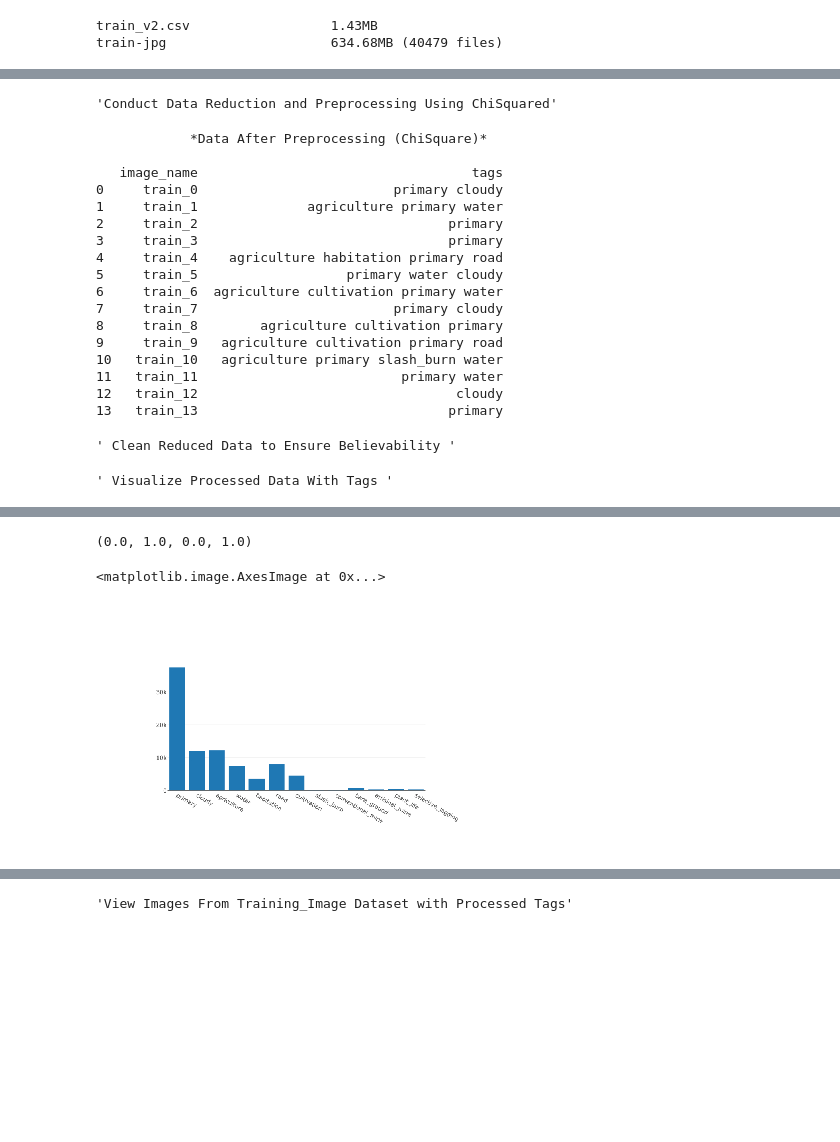
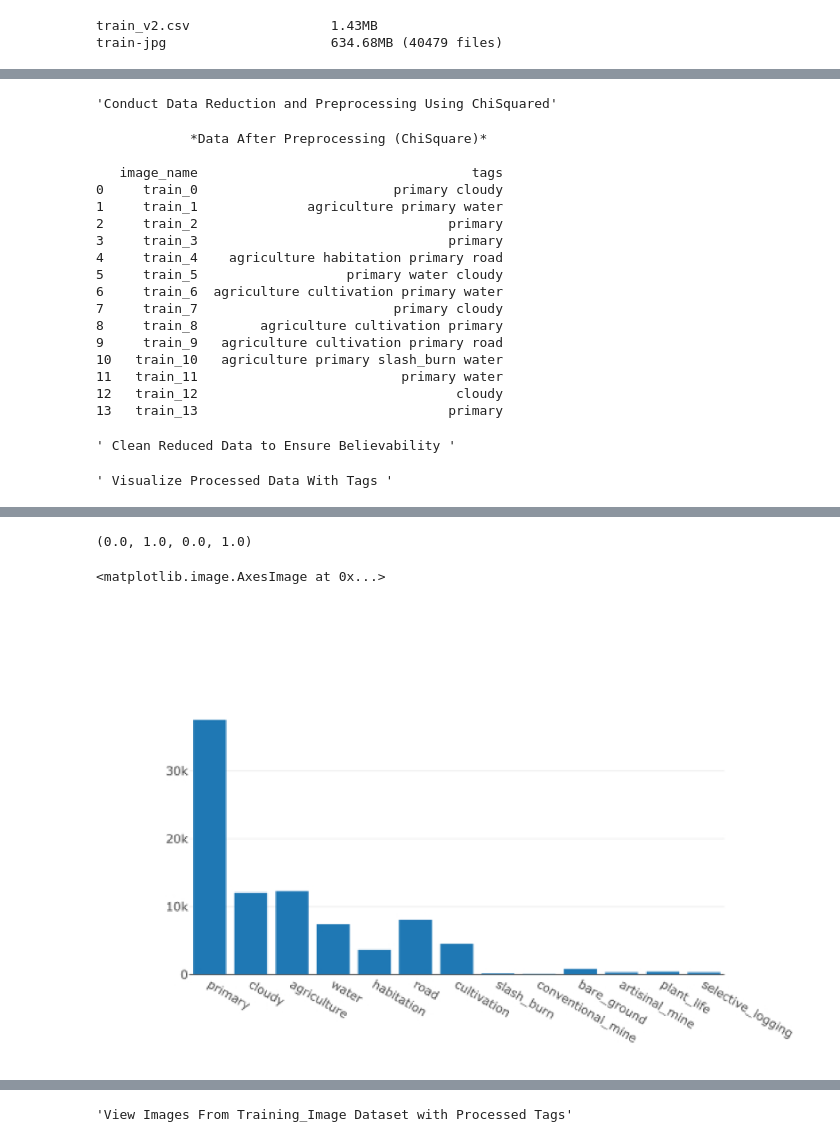
Before and after one commit to sam133/GGOGH, a Jupyter notebook: Amazon-Data-Mining.ipynb, the cells around one changed output, grey strips where cells are left out. Cells and saved outputs as stored; diff of their text form; code cells hidden in the pictures; blank space fills up the shorter version.

```diff
--- a/Amazon-Data-Mining.ipynb
+++ b/Amazon-Data-Mining.ipynb
@@ -191,36 +189,36 @@ fig=dict(data=data, layout=layout)
 graph = py.iplot(data, filename='train-label-dist');
 plt.show(graph)
 
+ax = plt.subplots(figsize=(30, 30))
 img = cv2.imread('plot_images/procTags.jpg')
 img =cv2.cvtColor(img, cv2.COLOR_BGR2RGB)
-
 plt.axis('off')
 plt.imshow(img)
 # %% [output]
 'Conduct Data Reduction and Preprocessing Using ChiSquared'
             *Data After Preprocessing (ChiSquare)*
 
    image_name                                   tags
 0     train_0                         primary cloudy
 1     train_1              agriculture primary water
 2     train_2                                primary
 3     train_3                                primary
 4     train_4    agriculture habitation primary road
 5     train_5                   primary water cloudy
 6     train_6  agriculture cultivation primary water
 7     train_7                         primary cloudy
 8     train_8        agriculture cultivation primary
 9     train_9   agriculture cultivation primary road
 10   train_10   agriculture primary slash_burn water
 11   train_11                          primary water
 12   train_12                                 cloudy
 13   train_13                                primary
 ' Clean Reduced Data to Ensure Believability '
 ' Visualize Processed Data With Tags '
 [interactive output not drawn]
 (0.0, 1.0, 0.0, 1.0)
 <matplotlib.image.AxesImage at 0x...>
-[figure, old version]
+[figure, new version]
 # %%
 ''' Generate Heatmap of Tag Correlations '''
 
```
Also changed, not shown: parts of 3 cells of this notebook.
